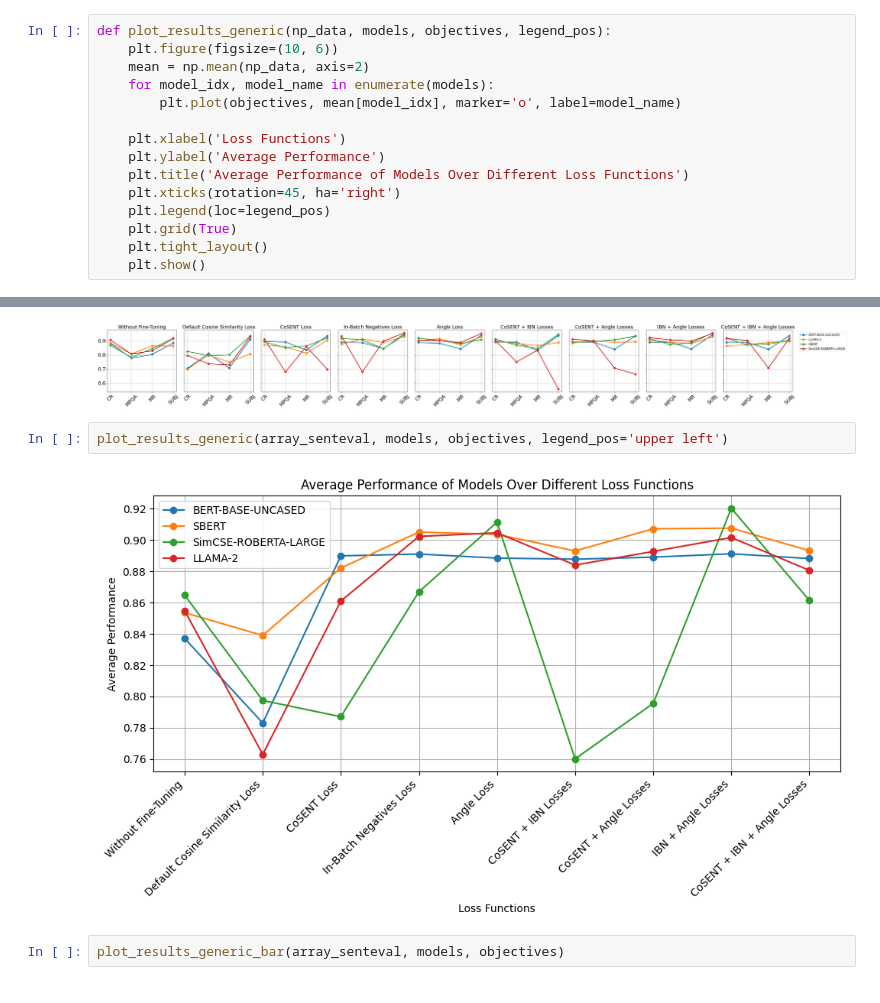
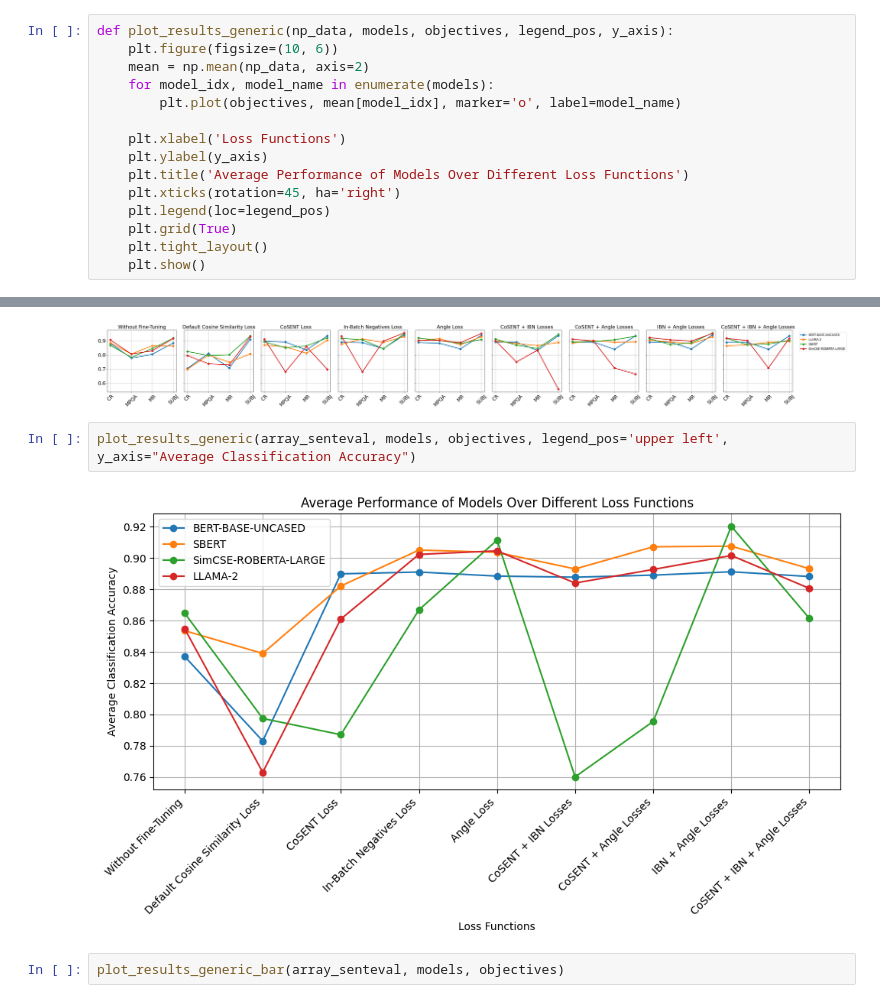
Before and after one commit to rahulsikder223/fine-tuning-llm, a Jupyter notebook: Code/nli_bert_llama_results_plots_senteval_sts.ipynb, the cells around one changed output, grey strips where cells are left out. Drawn from its saved outputs; the diff is of its cells as text.

```diff
--- a/Code/nli_bert_llama_results_plots_senteval_sts.ipynb
+++ b/Code/nli_bert_llama_results_plots_senteval_sts.ipynb
@@ -14,14 +14,14 @@ import seaborn as sns
 # %% [markdown]
 # Plot Functions
 # %%
-def plot_results_generic(np_data, models, objectives, legend_pos):
+def plot_results_generic(np_data, models, objectives, legend_pos, y_axis):
     plt.figure(figsize=(10, 6))
     mean = np.mean(np_data, axis=2)
     for model_idx, model_name in enumerate(models):
         plt.plot(objectives, mean[model_idx], marker='o', label=model_name)
 
     plt.xlabel('Loss Functions')
-    plt.ylabel('Average Performance')
+    plt.ylabel(y_axis)
     plt.title('Average Performance of Models Over Different Loss Functions')
     plt.xticks(rotation=45, ha='right')
     plt.legend(loc=legend_pos)
@@ -234,9 +234,9 @@ plot_datasets_obj_line(df_senteval)
 # %% [output]
 [figure]
 # %%
-plot_results_generic(array_senteval, models, objectives, legend_pos='upper left')
+plot_results_generic(array_senteval, models, objectives, legend_pos='upper left', y_axis="Average Classification Accuracy")
 # %% [output]
-[figure, old version]
+[figure, new version]
 # %%
 plot_results_generic_bar(array_senteval, models, objectives)
 # %% [output]
```
Also changed, not shown: parts of 1 cell of this notebook.
